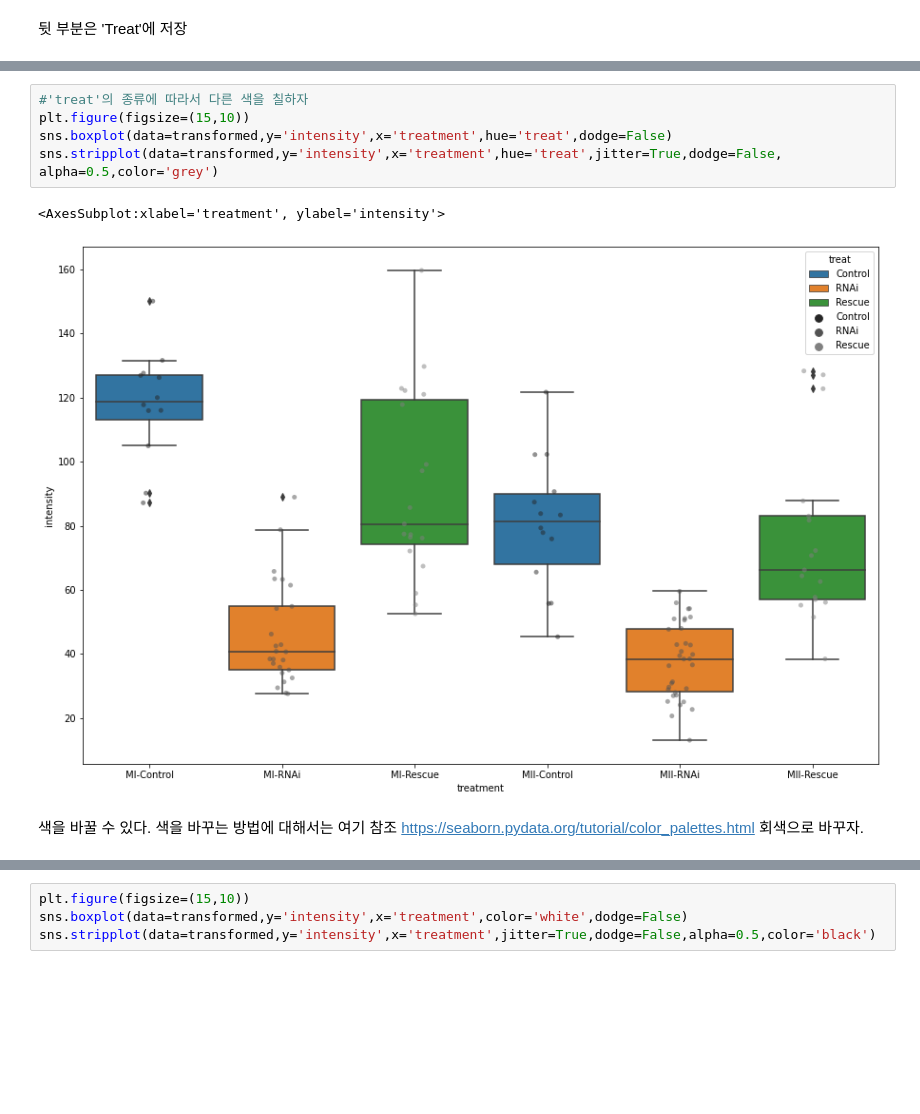
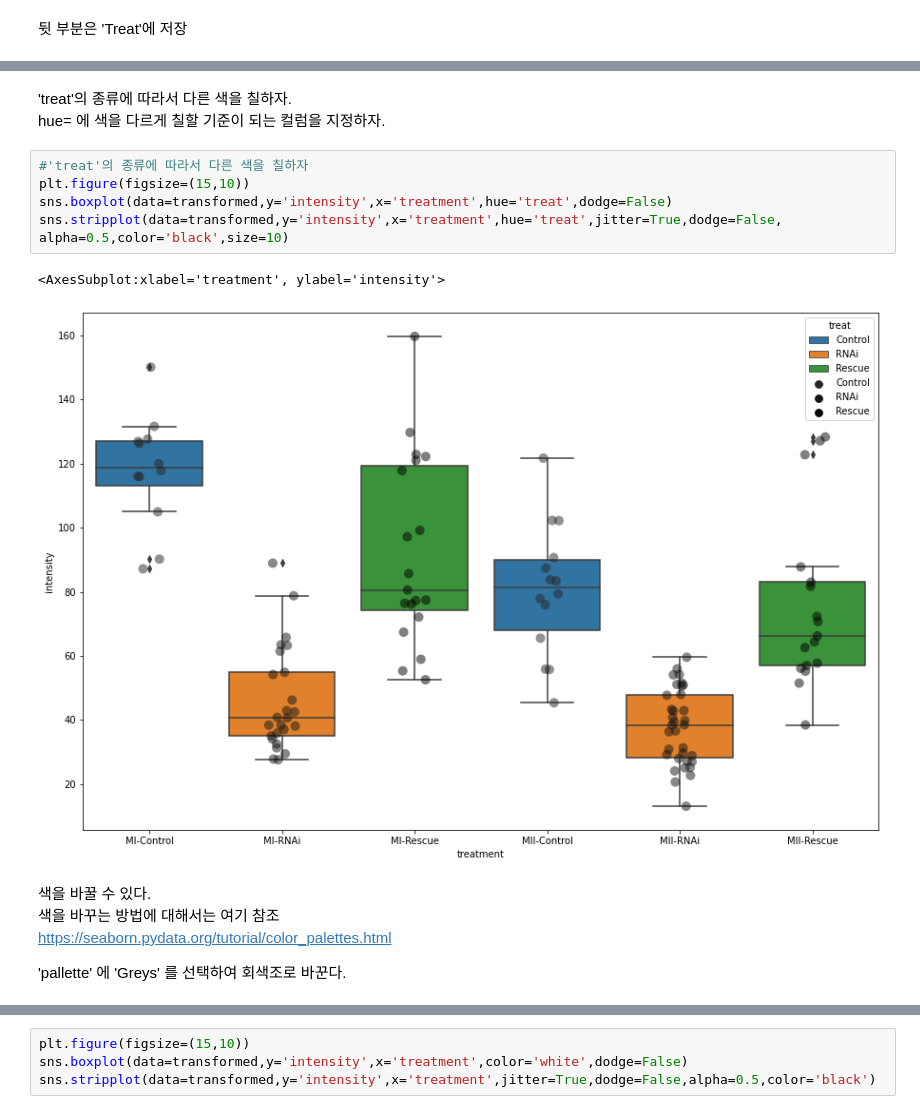
Before and after one commit to suknamgoong1970/CBNU-bioinformatics2021, a Jupyter notebook: Lecture7/Chapter 7.ipynb, the cells around one changed output, grey strips where cells are left out. Drawn from its saved outputs; the diff is of its cells as text; blank space fills up the shorter version.

```diff
--- a/Lecture7/Chapter 7.ipynb
+++ b/Lecture7/Chapter 7.ipynb
@@ -231,13 +271,17 @@ transformed
+# %% [markdown]
+'treat'의 종류에 따라서 다른 색을 칠하자.
+hue= 에 색을 다르게 칠할 기준이 되는 컬럼을 지정하자.
 # %%
 #'treat'의 종류에 따라서 다른 색을 칠하자
 plt.figure(figsize=(15,10))
 sns.boxplot(data=transformed,y='intensity',x='treatment',hue='treat',dodge=False)
-sns.stripplot(data=transformed,y='intensity',x='treatment',hue='treat',jitter=True,dodge=False, alpha=0.5,color='grey')
+sns.stripplot(data=transformed,y='intensity',x='treatment',hue='treat',jitter=True,dodge=False, alpha=0.5,color='black',size=10)
 # %% [output]
 <AxesSubplot:xlabel='treatment', ylabel='intensity'>
-[figure, old version]
+[figure, new version]
 # %% [markdown]
 색을 바꿀 수 있다.
 색을 바꾸는 방법에 대해서는 여기 참조
 https://seaborn.pydata.org/tutorial/color_palettes.html
-회색으로 바꾸자.
+
+'pallette' 에 'Greys' 를 선택하여 회색조로 바꾼다.
```
Also changed, not shown: parts of 18 cells of this notebook.
